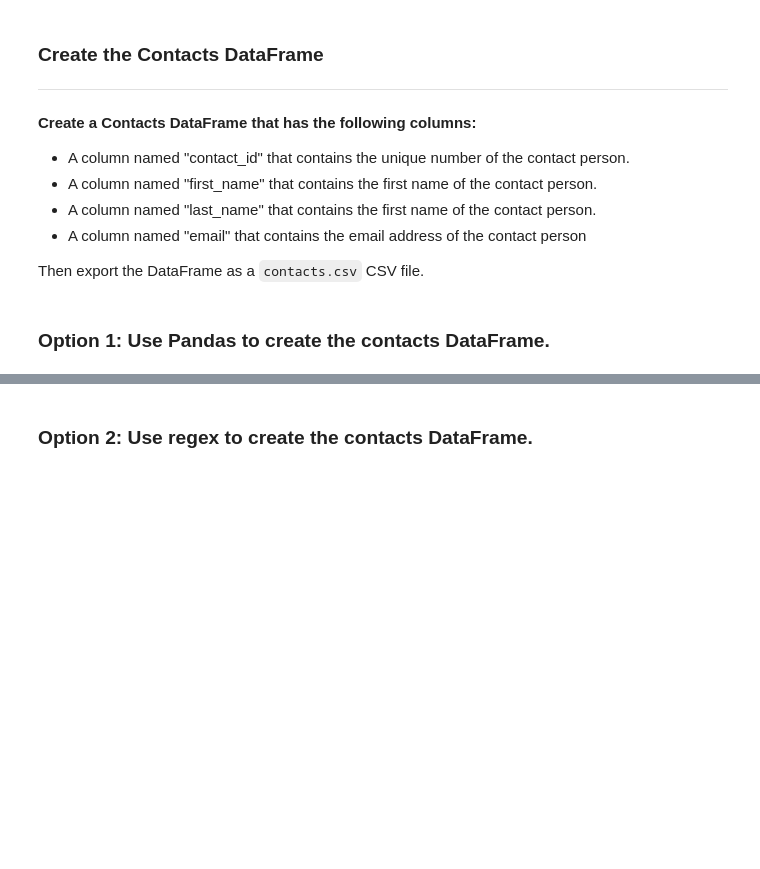
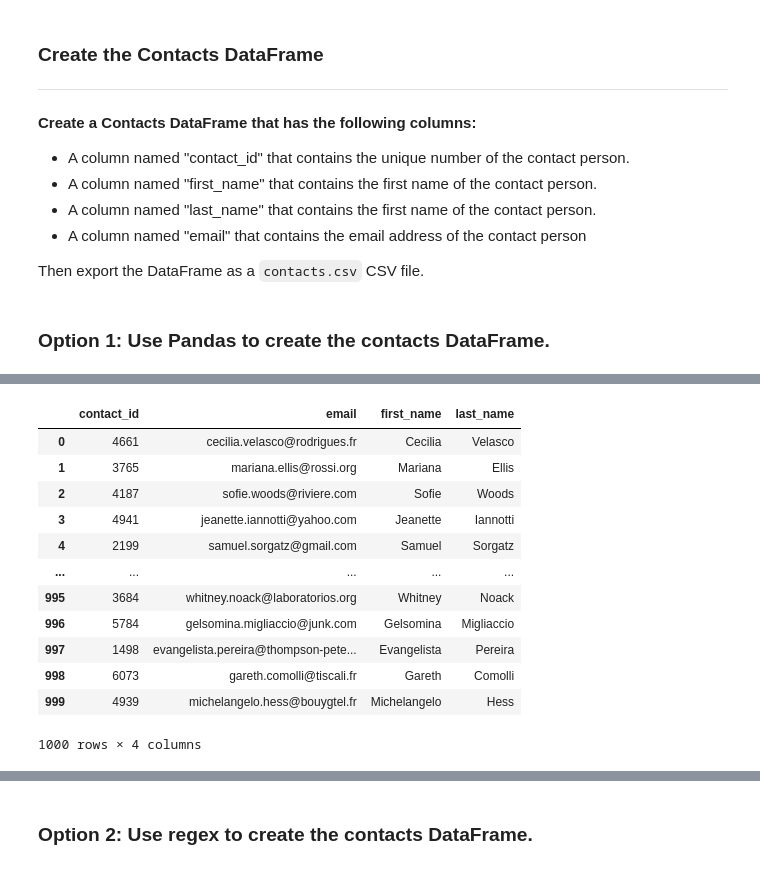
Before and after one commit to SoonerLisa/Crowdfunding_ETL, a Jupyter notebook: ETL_Mini_Project_LMiller_ALebassi.ipynb, the cells around one changed output, grey strips where cells are left out. Saved outputs shown, nothing was run; the diff lists cells and outputs as text; code cells hidden in the pictures; blank space fills up the shorter version.

Commit message:
Amanuel Lebassi 09072024 @12:04AM

```diff
--- a/ETL_Mini_Project_LMiller_ALebassi.ipynb
+++ b/ETL_Mini_Project_LMiller_ALebassi.ipynb
@@ -175,6 +175,6 @@ campaign_cleaned.to_csv("Resources/campaign.csv", index=False)
 # %% [markdown]
 ### Extract the contacts.xlsx Data.
 # %%
-# Read the data into a Pandas DataFrame. Use the `header=2` parameter when reading in the data. AMANUEL STARTS HERE
-contact_info_df = pd.read_excel('Resources/contacts.xlsx', header=2)
+# Read the data into a Pandas DataFrame. Use the `header=2` parameter when reading in the data.
+contact_info_df = pd.read_excel('Resources/contacts.xlsx', header=3)
 contact_info_df.head()
@@ -205,0 +203,18 @@ print(dict_values)
+# %%
+# Iterate through the contact_info_df and convert each row to a dictionary.
+import json
+dict_values = []
+
+for index, row in contact_info_df.iterrows():
+    first_row = contact_info_df.iloc[0][0]
+    data_in_json = json.loads(row['contact_info'])
+    #print("*******************************")
+    #print(data_in_json)
+
+    # Iterate through each dictionary (row) and get the values for each row using list comprehension.
+    row_values =[value for key, value in data_in_json.items()]
+    # Append the list of values for each row to a list.
+    dict_values.append(row_values)
+
+# Print out the list of values for each row.
+print(dict_values)
@@ -205,0 +240,9 @@ print(dict_values)
+# %%
+# Check the datatypes.
+columns=['contact_id', 'name', 'email']
+contact_df=pd.DataFrame(dict_values , columns=columns)
+print(contact_df)
+print("***"*30)
+print("***"*30)
+print("***"*30)
+contact_df.info()
@@ -206,7 +267,24 @@ print(dict_values)
 # %%
 # Create a "first"name" and "last_name" column with the first and last names from the "name" column.
+contact_df[['first_name', 'last_name']] = contact_df['name'].str.split(' ', expand = True  )
 
 
 # Drop the contact_name column
+contact_df.drop(columns=['name'], inplace=True)
+contact_df
+# %% [output]
+|  | contact_id | email | first_name | last_name |
+| 0 | 4661 | cecilia.velasco@rodrigues.fr | Cecilia | Velasco |
+| 1 | 3765 | mariana.ellis@rossi.org | Mariana | Ellis |
+| 2 | 4187 | sofie.woods@riviere.com | Sofie | Woods |
+| 3 | 4941 | jeanette.iannotti@yahoo.com | Jeanette | Iannotti |
+| 4 | 2199 | samuel.sorgatz@gmail.com | Samuel | Sorgatz |
+| ... | ... | ... | ... | ... |
+| 995 | 3684 | whitney.noack@laboratorios.org | Whitney | Noack |
+| 996 | 5784 | gelsomina.migliaccio@junk.com | Gelsomina | Migliaccio |
+| 997 | 1498 | evangelista.pereira@thompson-pete... | Evangelista | Pereira |
+| 998 | 6073 | gareth.comolli@tiscali.fr | Gareth | Comolli |
+| 999 | 4939 | michelangelo.hess@bouygtel.fr | Michelangelo | Hess |
+1000 rows × 4 columns
 # %%
 # Reorder the columns
```
Also changed, not shown: parts of 20 cells of this notebook, 1 other file.
